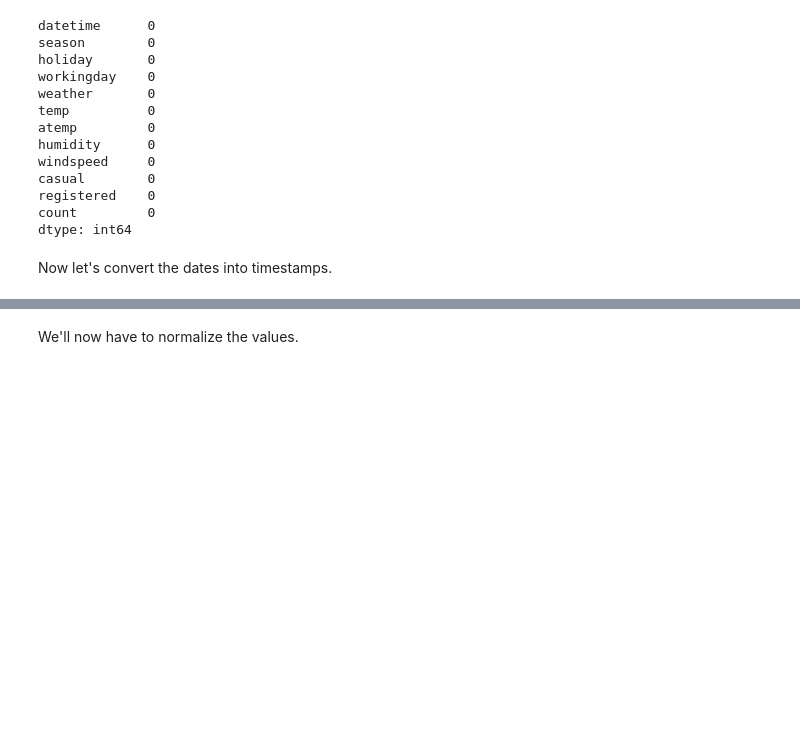
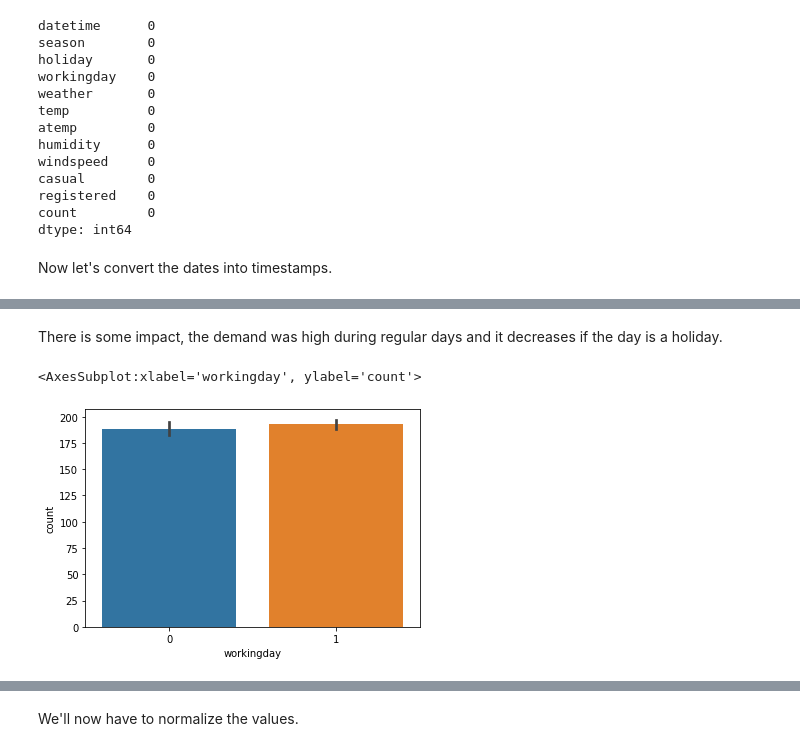
Before and after one commit to NPGiorgi/mlucu, a Jupyter notebook: bikes/bikes.ipynb, the cells around one changed output, grey strips where cells are left out. Cells and saved outputs as stored; diff of their text form; code cells hidden in the pictures; blank space fills up the shorter version.

```diff
--- a/bikes/bikes.ipynb
+++ b/bikes/bikes.ipynb
@@ -123,0 +143,7 @@ df.copy()
+# %% [markdown]
+There is some impact, the demand was high during regular days and it decreases if the day is a holiday.
+# %%
+sns.barplot(data=df, x='workingday', y='count')
+# %% [output]
+<AxesSubplot:xlabel='workingday', ylabel='count'>
+[figure, added]
```
Also changed, not shown: parts of 32 cells of this notebook, 2 other files.
